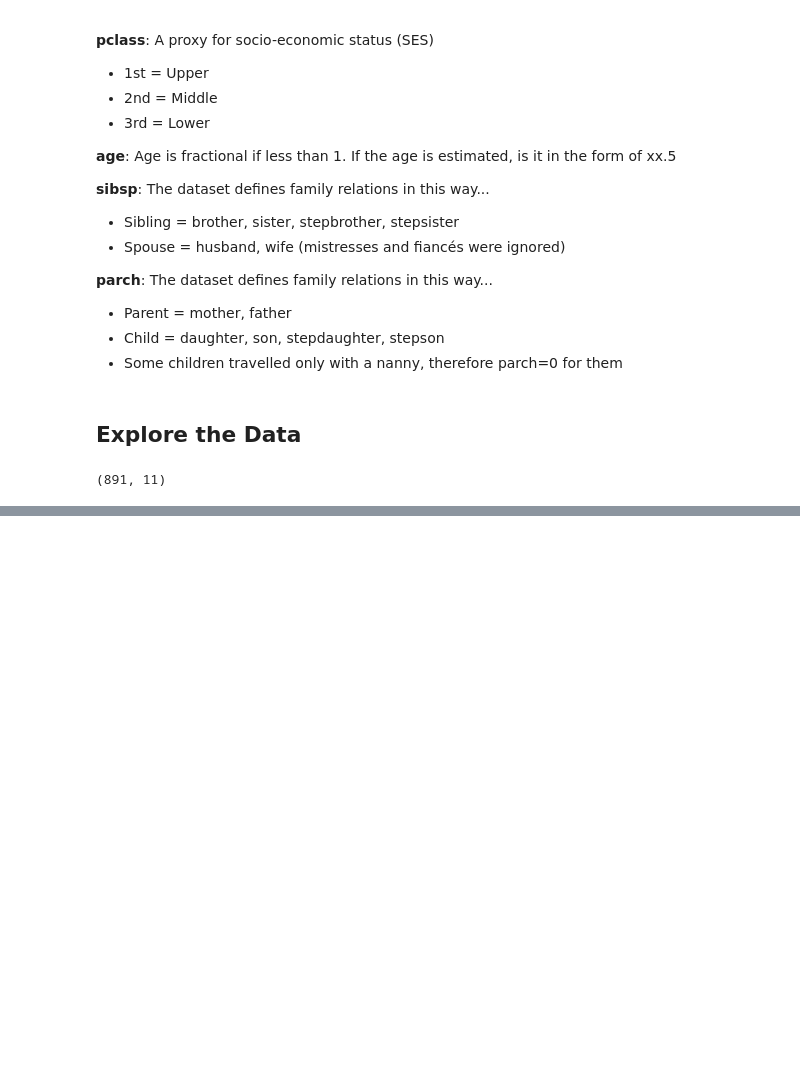
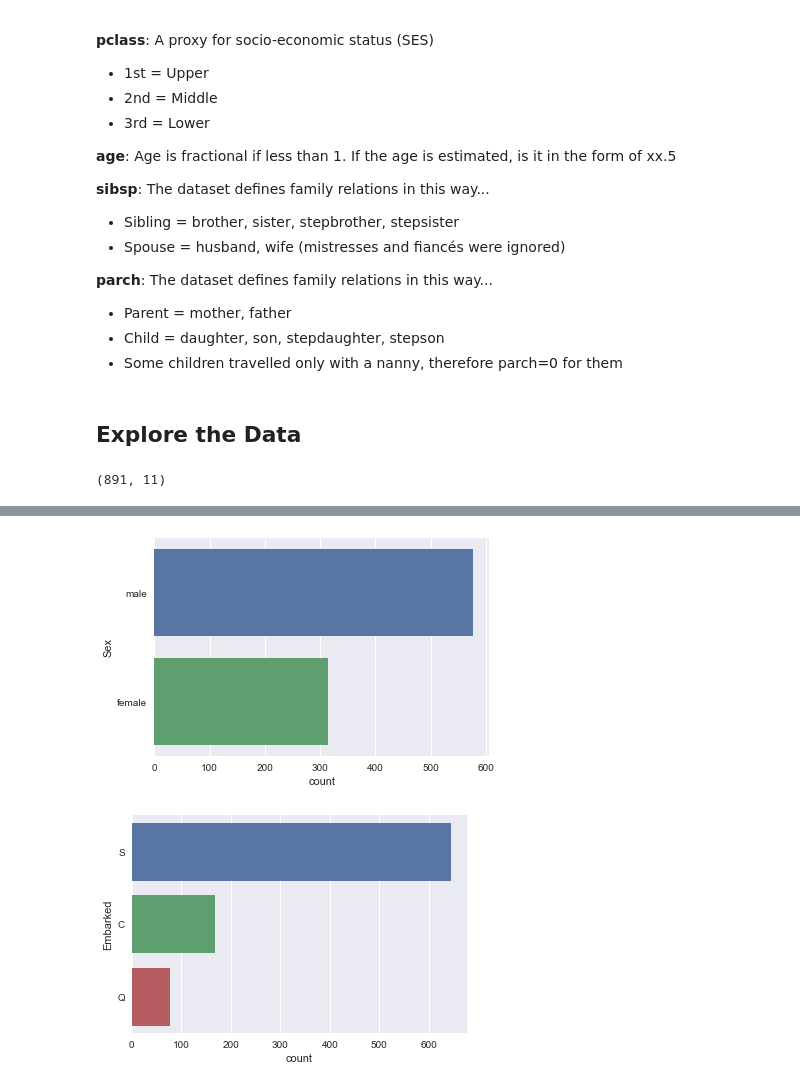
Before and after one commit to HKuz/Titanic, a Jupyter notebook: AnalysisNotebook.ipynb, the cells around one changed output, grey strips where cells are left out. Cells and saved outputs as stored; diff of their text form; code cells hidden in the pictures; blank space fills up the shorter version.

```diff
--- a/AnalysisNotebook.ipynb
+++ b/AnalysisNotebook.ipynb
@@ -117,0 +137,7 @@ memory usage: 83.5+ KB
+# %%
+for col in ['Sex', 'Embarked']:
+    sns.countplot(data=data, y=col)
+    plt.show()
+# %% [output]
+[figure, added]
+[figure, added]
```
Also changed, not shown: parts of 6 cells of this notebook.
